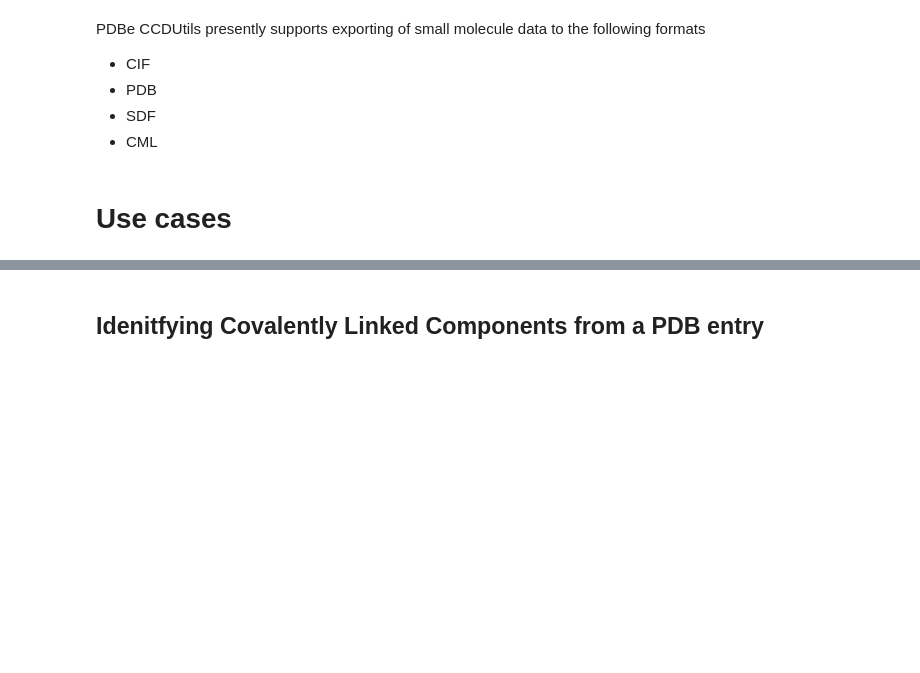
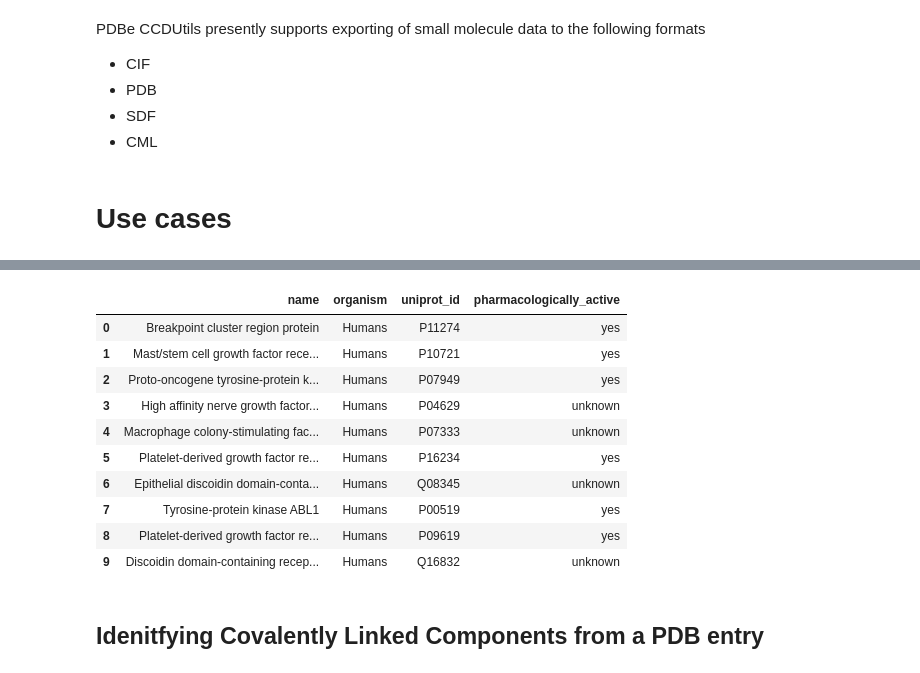
Before and after one commit to PDBeurope/pdbe-notebooks, a Jupyter notebook: pdbeccdutils_tutorials/spring_school_cadd/pdbeccdutils.ipynb, the cells around one changed output, grey strips where cells are left out. Cells and saved outputs as stored; diff of their text form; code cells hidden in the pictures; blank space fills up the shorter version.

```diff
--- a/pdbeccdutils_tutorials/spring_school_cadd/pdbeccdutils.ipynb
+++ b/pdbeccdutils_tutorials/spring_school_cadd/pdbeccdutils.ipynb
@@ -218,0 +350,3 @@ ccd_writer.write_molecule("hem.pdb",
+# %%
+sti_cif = get_ligand_cif("STI", ligandType.CCD)
+sti_component = ccd_reader.read_pdb_cif_file(sti_cif).component
@@ -218,0 +430,3 @@ ccd_writer.write_molecule("hem.pdb",
+# %%
+pd.set_option('display.max_colwidth', None)
+get_drugbank_details(sti_component)
@@ -219,3 +440,36 @@ ccd_writer.write_molecule("hem.pdb",
+# %%
+def get_drugbank_targets(component: Component) -> pd.DataFrame:
+    """
+    Returns target information from DrugBank
+
+    Args:
+        component: Component object of small molecule
+    """
+    cif_block = component.ccd_cif_block
+    if "_pdbe_chem_comp_drugbank_targets." not in cif_block.get_mmcif_category_names():
+        return
+    items = ["name", "organism", "uniprot_id", "pharmacologically_active"]
+    targets = cif_block.find("_pdbe_chem_comp_drugbank_targets.", items)
+    targets_info = defaultdict(list)
+    for row in targets:
+        for item in items:
+            targets_info[item].append(cif.as_string(row[f"_pdbe_chem_comp_drugbank_targets.{item}"]))
+    targets_df = pd.DataFrame.from_dict(targets_info)
+    return targets_df
+# %%
+get_drugbank_targets(sti_component)
+# %% [output]
+|  | name | organism | uniprot_id | pharmacologically_active |
+| 0 | Breakpoint cluster region protein | Humans | P11274 | yes |
+| 1 | Mast/stem cell growth factor rece... | Humans | P10721 | yes |
+| 2 | Proto-oncogene tyrosine-protein k... | Humans | P07949 | yes |
+| 3 | High affinity nerve growth factor... | Humans | P04629 | unknown |
+| 4 | Macrophage colony-stimulating fac... | Humans | P07333 | unknown |
+| 5 | Platelet-derived growth factor re... | Humans | P16234 | yes |
+| 6 | Epithelial discoidin domain-conta... | Humans | Q08345 | unknown |
+| 7 | Tyrosine-protein kinase ABL1 | Humans | P00519 | yes |
+| 8 | Platelet-derived growth factor re... | Humans | P09619 | yes |
+| 9 | Discoidin domain-containing recep... | Humans | Q16832 | unknown |
 # %% [markdown]
 ## Idenitfying Covalently Linked Components from a PDB entry
 # %% [markdown]
```
Also changed, not shown: parts of 59 cells of this notebook.
